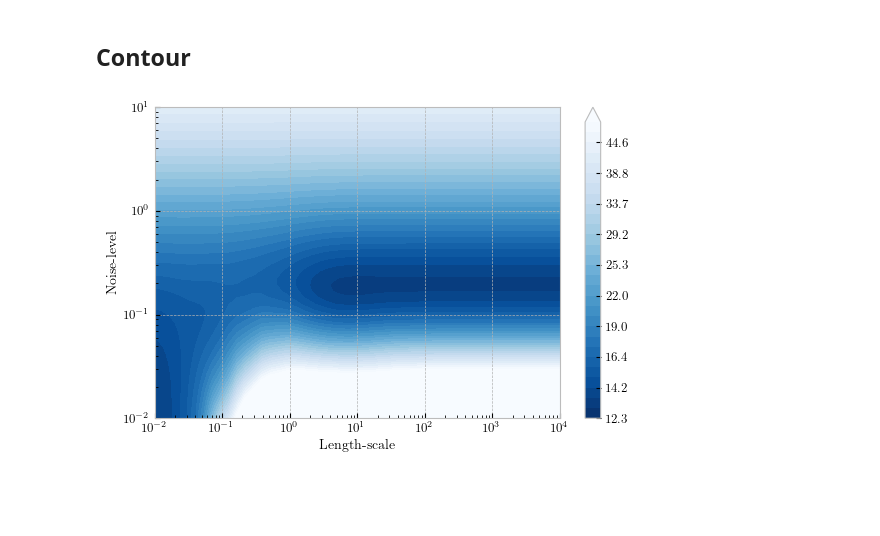
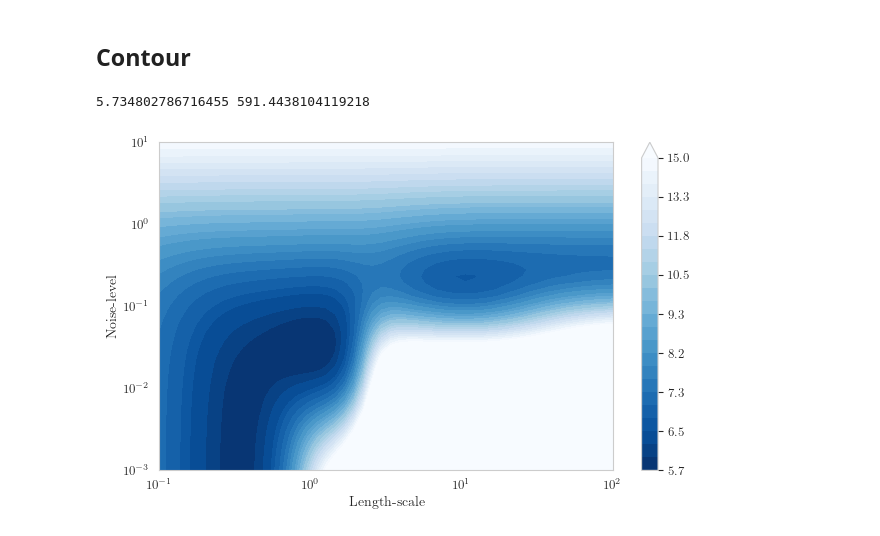
Before and after one commit to ItsNiklas/sparse-gaussian-processes, a Jupyter notebook: plots.ipynb, the cells around one changed output. Drawn from its saved outputs; the diff is of its cells as text; code cells hidden in the pictures; blank space fills up the shorter version.

```diff
--- a/plots.ipynb
+++ b/plots.ipynb
@@ -11,7 +11,7 @@ from liesel_sparse import band
+# %%
+#plt.style.use('bmh')
+plt.style.use("seaborn-v0_8-muted")
 # %%
-plt.style.use('bmh')
-
-
 # /textwidth 472.31595pt.
 # \OT1/cmr/m/n/10.95=select font cmr10 at 10.95pt
 # \textfont a (a): cmmi10 at 10.95pt
@@ -49,7 +49,7 @@ def set_size(width_pt=472.31595, fraction=1, subplots=(1, 1)):
     # Figure height in inches
     fig_height_in = fig_width_in * golden_ratio * (subplots[0] / subplots[1])
 
-    return (fig_width_in, fig_height_in)
+    return fig_width_in, fig_height_in
 
 
 plt.rcParams.update({
@@ -148,61 +187,44 @@ fig.savefig('example_3.pdf', format='pdf')
 # %%
 from sklearn.gaussian_process import GaussianProcessRegressor
 from sklearn.gaussian_process.kernels import *
 from matplotlib.colors import LogNorm
 
-fig, ax = plt.subplots(1, 1, figsize=set_size(fraction=1, subplots=(1, 1)))
+fig, ax = plt.subplots(1,1, figsize=set_size(fraction=1, subplots=(1, 1)))
 
-##--
-def target_generator(X, add_noise=False):
-    target = 1/4 * np.cos(2 * X)
-    if add_noise:
-        rng = np.random.RandomState(1)
-        target += rng.normal(0, 0.4, size=target.shape)
-    return target.squeeze()
+X_train = np.array([ -5 , -3 ,0 ,.1 ,1 ,4.9 ,5]).reshape(-1, 1)
+y_train = np.array([0 , -.5 ,1 ,.7 ,0 ,1 ,.7])
 
-#---
-rng = np.random.RandomState(0)
-X_train = rng.uniform(0, 5, size=20).reshape(-1, 1)
-y_train = target_generator(X_train, add_noise=True)
-#----
-kernel = 1.0 * RBF(length_scale=1e-1, length_scale_bounds=(1e-2, 1e3)) + WhiteKernel(
-    noise_level=1e-2, noise_level_bounds=(1e-10, 1e1)
-)
+kernel = RBF() + WhiteKernel()
 gpr = GaussianProcessRegressor(kernel=kernel, optimizer=None)
 gpr.fit(X_train, y_train)
-#---
 
-length_scale = np.logspace(-2, 4, num=50)
-noise_level = np.logspace(-2, 1, num=50)
+length_scale = np.logspace(-1, 2, num=50)
+noise_level = np.logspace(-3, 1, num=50)
 length_scale_grid, noise_level_grid = np.meshgrid(length_scale, noise_level)
 
 log_marginal_likelihood = [
-    gpr.log_marginal_likelihood(theta=np.log([0.36, scale, noise]))
+    gpr.log_marginal_likelihood(theta=np.log([scale, noise]))
     for scale, noise in zip(length_scale_grid.ravel(), noise_level_grid.ravel())
 ]
 log_marginal_likelihood = np.reshape(
     log_marginal_likelihood, newshape=noise_level_grid.shape
 )
 
-vmin, vmax = (-log_marginal_likelihood).min(), 50
-level = np.around(np.logspace(np.log10(vmin), np.log10(vmax), num=30), decimals=1)
+vmin, vmax = (-log_marginal_likelihood).min(), (-log_marginal_likelihood).max()
+print(vmin, vmax)
+vmax = 15
+level = np.around(np.logspace(np.log10(vmin), np.log10(vmax), num=25), decimals=1)
 im = ax.contourf(
-    length_scale_grid,
-    noise_level_grid,
-    -log_marginal_likelihood,
-    levels = level - 1,
-    norm = LogNorm(),
-    cmap = "Blues_r",
-    extend = "max",
+    length_scale_grid, noise_level_grid, -log_marginal_likelihood,
+    levels = level, norm = LogNorm(), cmap = "Blues_r", extend = "max",
 )
 
 plt.colorbar(im, extend='max')
-plt.xscale("log")
-plt.yscale("log")
-plt.xlabel("Length-scale")
-plt.ylabel("Noise-level")
-
+plt.xscale("log"); plt.yscale("log")
+plt.xlabel("Length-scale"); plt.ylabel("Noise-level")
+plt.tight_layout()
 plt.show()
-fig.savefig('example_4.pdf', format='pdf')
+fig.savefig('example_4.pdf', format='pdf', dpi=300)
 # %% [output]
+5.734802786716455 591.4438104119218
-[figure, old version]
+[figure, new version]
```
Also changed, not shown: parts of 8 cells of this notebook.
